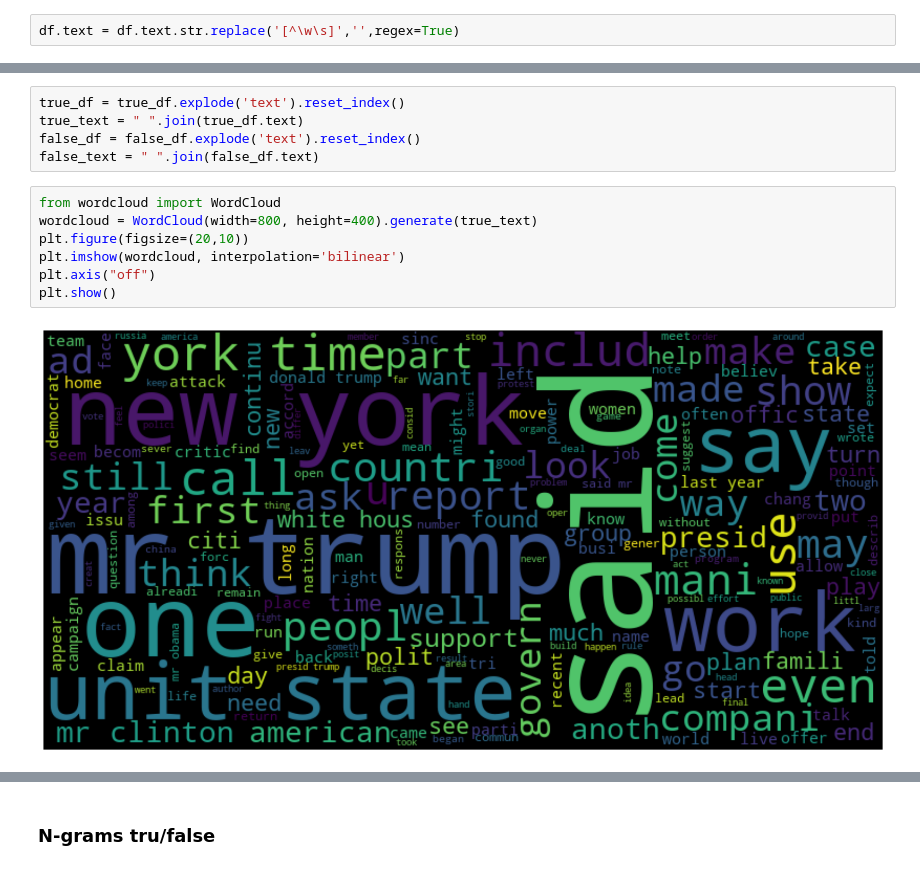
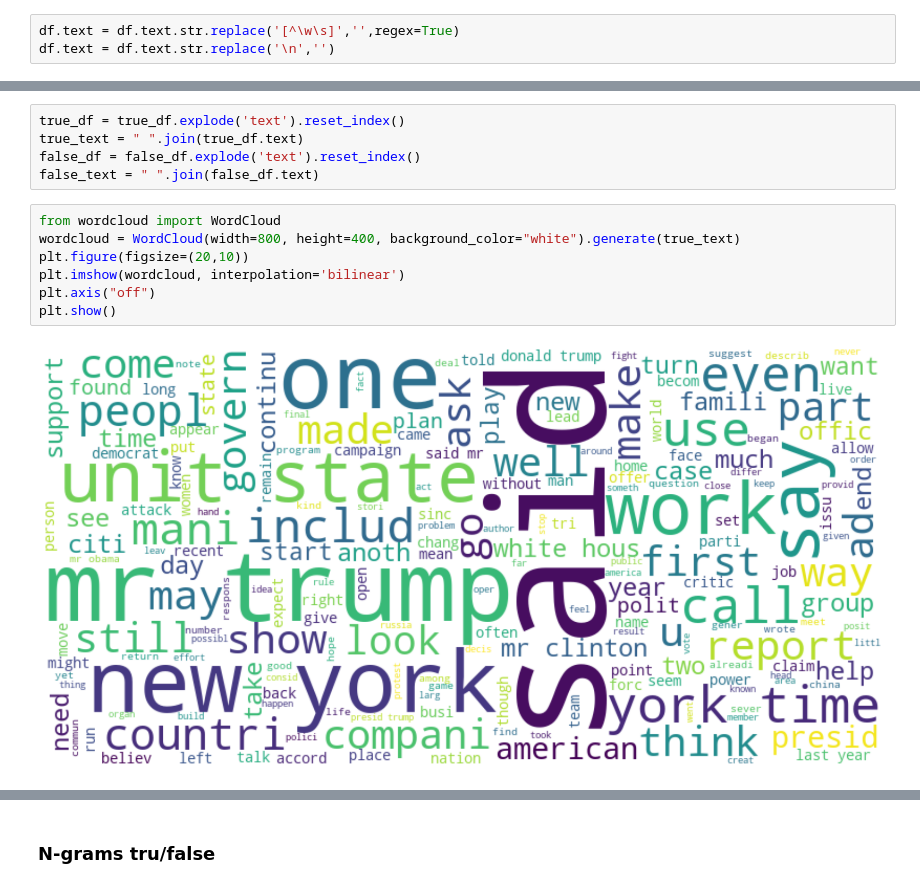
Before and after one commit to norbix123456/Fake-news-detection-jupyter, a Jupyter notebook: Fake_news_detection.ipynb, the cells around one changed output, grey strips where cells are left out. Saved outputs shown, nothing was run; the diff lists cells and outputs as text.

```diff
--- a/Fake_news_detection.ipynb
+++ b/Fake_news_detection.ipynb
@@ -78,3 +100,4 @@ plt.show()
 ### Remove all besides text (mainly punctuaction)
 # %%
 df.text = df.text.str.replace('[^\w\s]','',regex=True)
+df.text = df.text.str.replace('\n','')
@@ -148,11 +205,11 @@ false_df = false_df.explode('text').reset_index()
 false_text = " ".join(false_df.text)
 # %%
 from wordcloud import WordCloud
-wordcloud = WordCloud(width=800, height=400).generate(true_text)
+wordcloud = WordCloud(width=800, height=400, background_color="white").generate(true_text)
 plt.figure(figsize=(20,10))
 plt.imshow(wordcloud, interpolation='bilinear')
 plt.axis("off")
 plt.show()
 # %% [output]
-[figure, old version]
+[figure, new version]
 # %%
```
Also changed, not shown: parts of 63 cells of this notebook, 2 other files.
